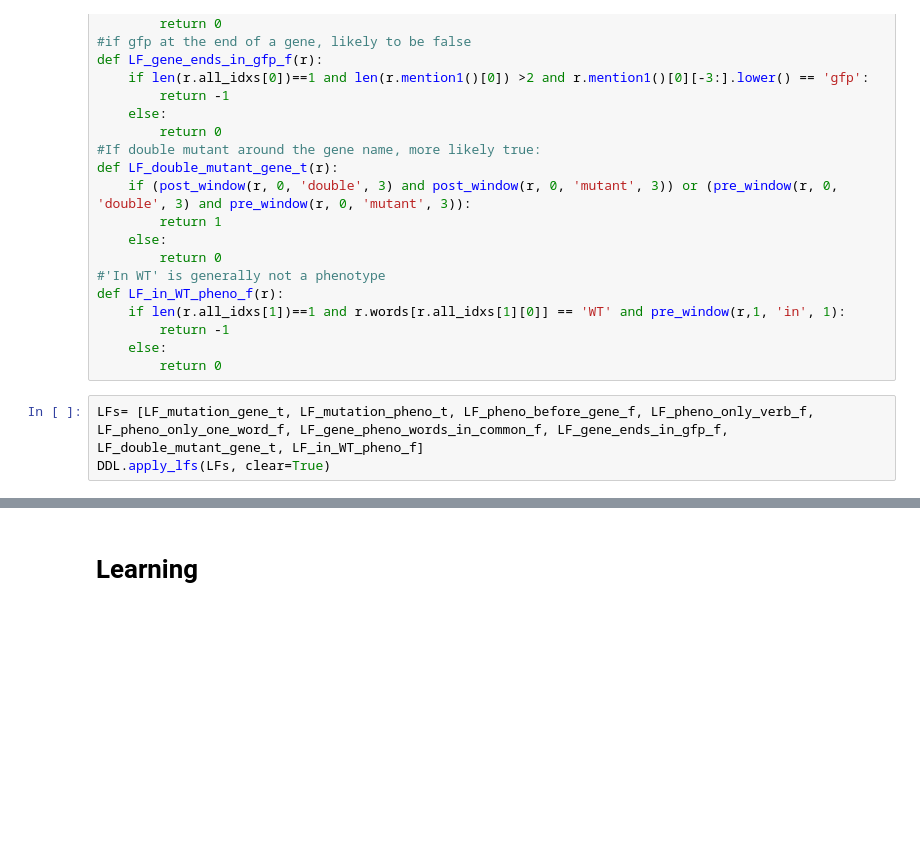
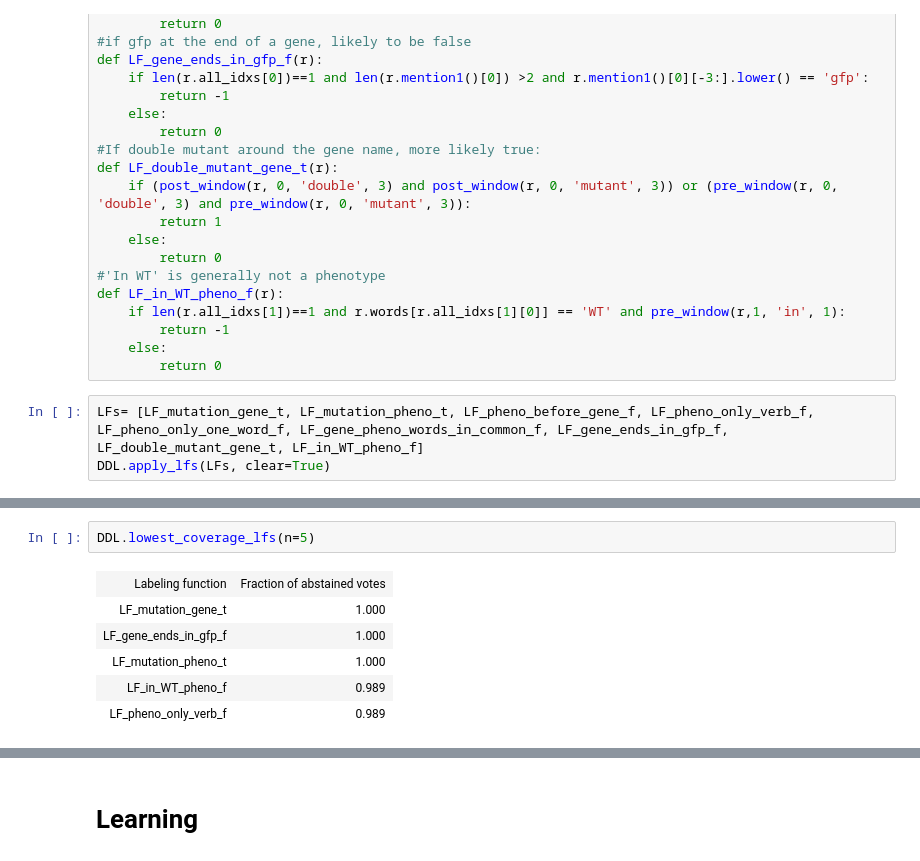
Before and after one commit to ThomasPalomares/ddlite, a Jupyter notebook: examples/GenePhenoArabidopsis.ipynb, the cells around one changed output, grey strips where cells are left out. Saved outputs shown, nothing was run; the diff lists cells and outputs as text; blank space fills up the shorter version.

```diff
--- a/examples/GenePhenoArabidopsis.ipynb
+++ b/examples/GenePhenoArabidopsis.ipynb
@@ -255,0 +259,9 @@ DDL.apply_lfs(LFs, clear=True)
+# %%
+DDL.lowest_coverage_lfs(n=5)
+# %% [output]
+| Labeling function | Fraction of abstained votes |
+| LF_mutation_gene_t | 1.000 |
+| LF_gene_ends_in_gfp_f | 1.000 |
+| LF_mutation_pheno_t | 1.000 |
+| LF_in_WT_pheno_f | 0.989 |
+| LF_pheno_only_verb_f | 0.989 |
```
Also changed, not shown: parts of 8 cells of this notebook.
